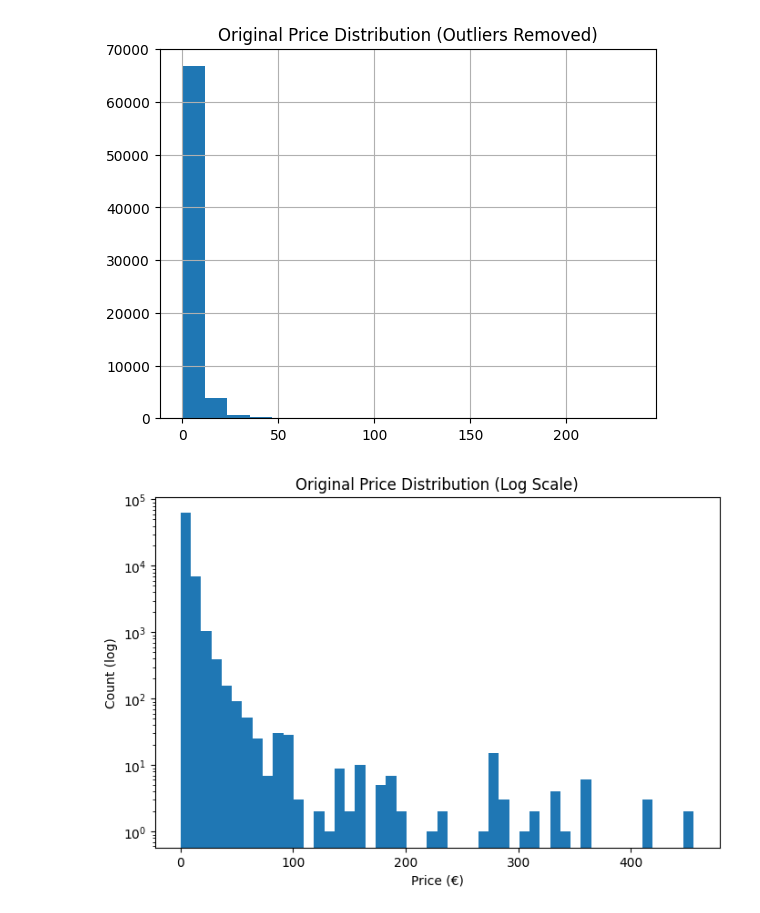
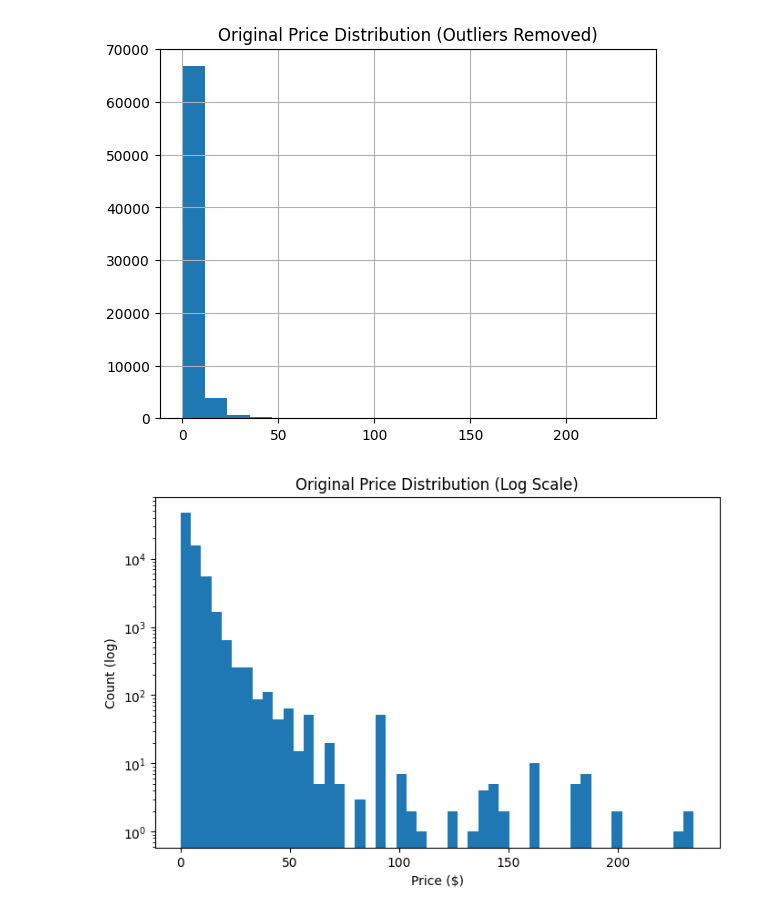
Before and after one commit to Somphone-Isabelle/MachineLearningProject, a Jupyter notebook: ml_project (2).ipynb, the cells around one changed output. Drawn from its saved outputs; the diff is of its cells as text; code cells hidden in the pictures.

```diff
--- a/ml_project (2).ipynb
+++ b/ml_project (2).ipynb
@@ -247,6 +247,6 @@ Text(0.5, 1.0, 'Correlation Heatmap')
 [figure]
 # %%
 stmdata["Original Price"].describe()
-stmdata["Original Price"].sort_values(ascending=False).head(10)
+stmdata["Original Price"].info()
 stmdata["Original Price"].sort_values(ascending=False).head(20)
-stmdata = stmdata[stmdata["Original Price"] < 500]
+stmdata = stmdata[stmdata["Original Price"] < 250]
@@ -263,13 +272,13 @@ plt.show()
 # %%
 plt.figure(figsize=(8,5))
 plt.hist(stmdata["Original Price"], bins=50)
 plt.yscale('log')
 plt.title("Original Price Distribution (Log Scale)")
-plt.xlabel("Price (€)")
+plt.xlabel("Price ($)")
 plt.ylabel("Count (log)")
 plt.show()
 # %% [output]
-[figure, old version]
+[figure, new version]
 # %%
 ## Correlation between 2 columns
 # %%
```
Also changed, not shown: parts of 16 cells of this notebook.
